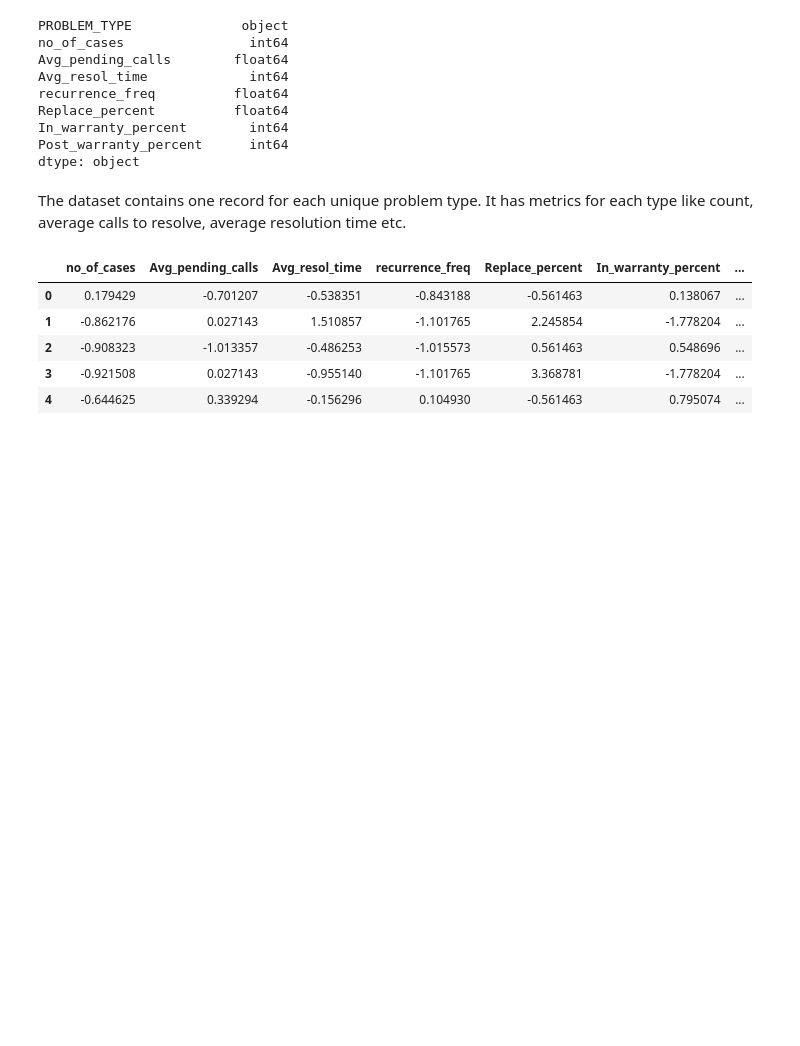
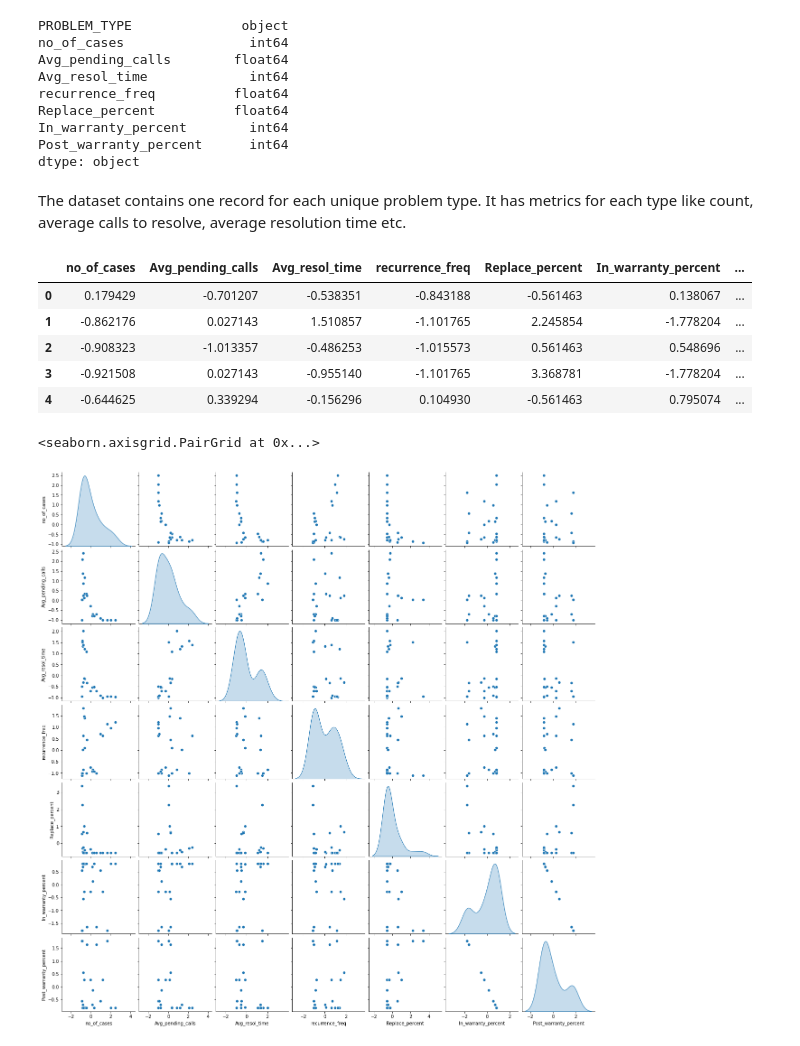
Before and after one commit to rameshganig/AIML_Pythone, a Jupyter notebook: Unsupervised Learning/Kmeans_tec_support_analysis_R.ipynb, the cells around one changed output. Cells and saved outputs as stored; diff of their text form; code cells hidden in the pictures; blank space fills up the shorter version.

```diff
--- a/Unsupervised Learning/Kmeans_tec_support_analysis_R.ipynb
+++ b/Unsupervised Learning/Kmeans_tec_support_analysis_R.ipynb
@@ -54,3 +54,10 @@ tec_support_df.head()
 | 2 | -0.908323 | -1.013357 | -0.486253 | -1.015573 | 0.561463 | 0.548696 | ... |
 | 3 | -0.921508 | 0.027143 | -0.955140 | -1.101765 | 3.368781 | -1.778204 | ... |
 | 4 | -0.644625 | 0.339294 | -0.156296 | 0.104930 | -0.561463 | 0.795074 | ... |
+# %%
+import seaborn as sns
+
+sns.pairplot(numeric_cols, diag_kind='kde')
+# %% [output]
+<seaborn.axisgrid.PairGrid at 0x...>
+[figure, added]
```
Also changed, not shown: parts of 6 cells of this notebook, 6 other files.
